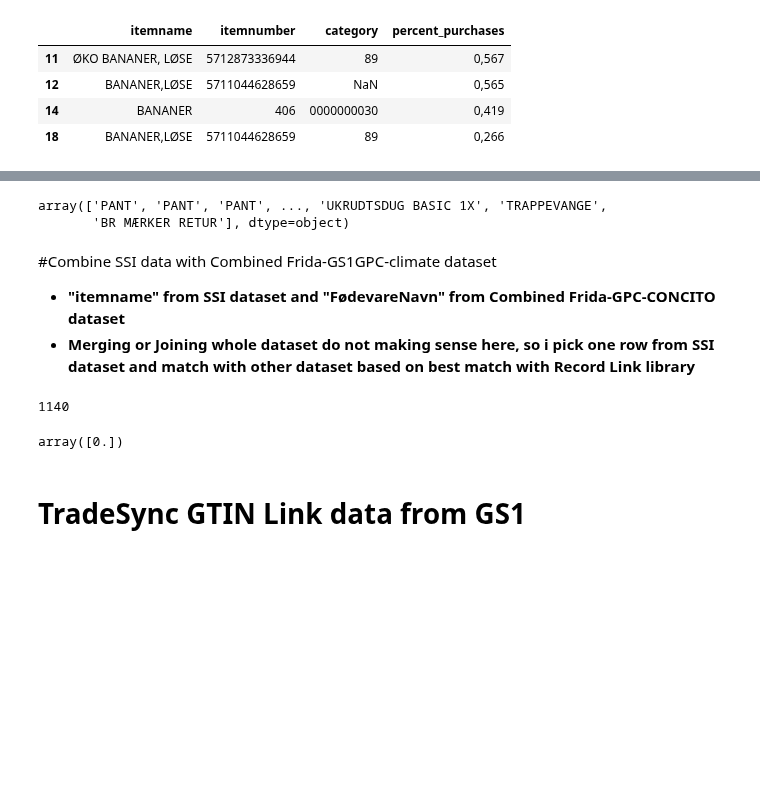
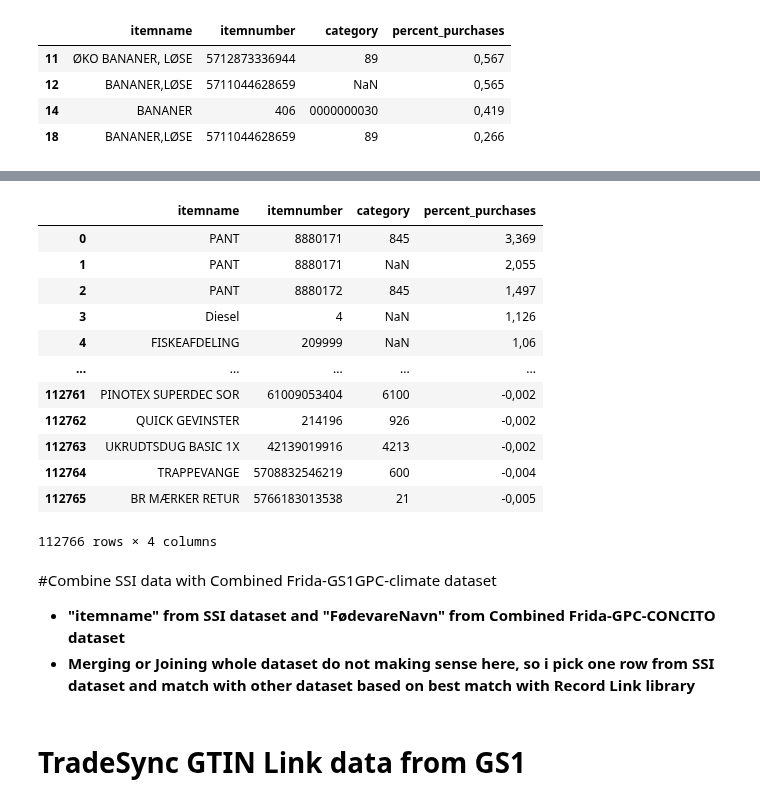
Before and after one commit to mrchapagain/ConsumerDataAnalytics, a Jupyter notebook: Data_Exploration.ipynb, the cells around one changed output, grey strips where cells are left out. Cells and saved outputs as stored; diff of their text form; code cells hidden in the pictures; blank space fills up the shorter version.

```diff
--- a/Data_Exploration.ipynb
+++ b/Data_Exploration.ipynb
@@ -298,0 +293,23 @@ Index: []
+# %%
+# lets explore the SSI dataset with GTIN code from GS1
+
+#iterate over gtin and Brick-code dataset
+data_ssi["brick_code"] =""
+for row, col in gtin_brickcode.iterrows():
+  gtin_list= col.gtin #["5712873336944", '	5711044628659', '5707402006641', '406', '5711044628659', '5707402008119', '5707402008171', '0000057014388']
+  gpc_code= col.gpcCategoryCode[0]
+  print("gtin:", gtin_list)
+  print("brik:", gpc_code)
+  print("-"*40)
+
+  # now lets take a row from SSI dataset
+  for  row, col in data_ssi.iterrows():
+    # check if itemnumber from SSI rows is exist in the column of GTIN code list
+    if col.itemnumber in gtin_list:
+      col.brick_code = gpc_code
+      print("gtin is in the list")
+      print("brickcode:", col.brick_code)
+    else:
+      pass
+  print("*"* 40)
+  print(data_ssi.brick_code.unique())
@@ -299,8 +353,19 @@ Index: []
 # %%
-data_ssi.itemname.values
+data_ssi
 # %% [output]
+|  | itemname | itemnumber | category | percent_purchases |
+| 0 | PANT | 8880171 | 845 | 3,369 |
+| 1 | PANT | 8880171 | NaN | 2,055 |
+| 2 | PANT | 8880172 | 845 | 1,497 |
+| 3 | Diesel | 4 | NaN | 1,126 |
+| 4 | FISKEAFDELING | 209999 | NaN | 1,06 |
+| ... | ... | ... | ... | ... |
+| 112761 | PINOTEX SUPERDEC SOR | 61009053404 | 6100 | -0,002 |
+| 112762 | QUICK GEVINSTER | 214196 | 926 | -0,002 |
+| 112763 | UKRUDTSDUG BASIC 1X | 42139019916 | 4213 | -0,002 |
+| 112764 | TRAPPEVANGE | 5708832546219 | 600 | -0,004 |
+| 112765 | BR MÆRKER RETUR | 5766183013538 | 21 | -0,005 |
-array(['PANT', 'PANT', 'PANT', ..., 'UKRUDTSDUG BASIC 1X', 'TRAPPEVANGE',
-       'BR MÆRKER RETUR'], dtype=object)
+112766 rows × 4 columns
 # %% [markdown]
 #Combine SSI data with Combined Frida-GS1GPC-climate dataset
 *   **"itemname" from SSI dataset and "FødevareNavn" from Combined Frida-GPC-CONCITO dataset**
@@ -315,7 +380,7 @@ import recordlinkage
 #Create indexing object
 #indexer= recordlinkage.Index()
 #indexer.full()
-#indexer.sortedneighbourhood(left_on= "itemname", right_on= "FødevareNavn")
+#indexer.sortedneighbourhood(left_on= "itemname", right_on= "Product_dk")
 
 #Generate pairs blocked on column
 #indexer.block(left_on="itemnumber", right_on= "gtin")
@@ -325,12 +390,9 @@ compare= recordlinkage.Compare()
 print(len(candidates))
 
 # Find exact matches for pairs of columns
-compare.string("itemname", "FødevareNavn", threshold= 0.85, label= "Name")
+compare.string("itemname", "Product_dk", threshold= 0.85, label= "Name")
 potential_match= compare.compute(candidates, data_ssi, combine_fida_gpc_concito_dataset)
 potential_match.Name.unique()
-# %% [output]
-1140
-array([0.])
 # %% [markdown]
 # TradeSync GTIN Link data from GS1
 # %%
```
Also changed, not shown: parts of 15 cells of this notebook.
